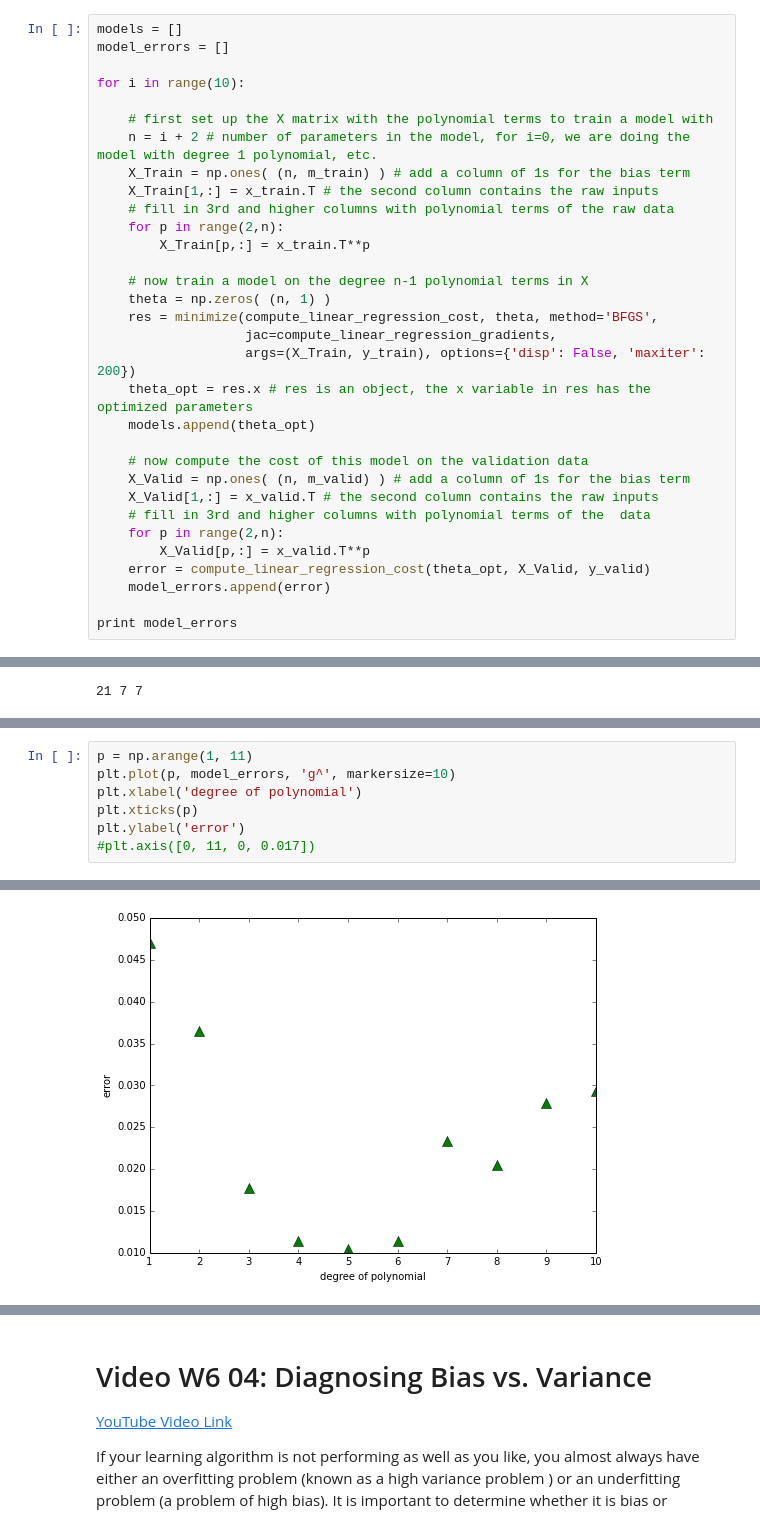
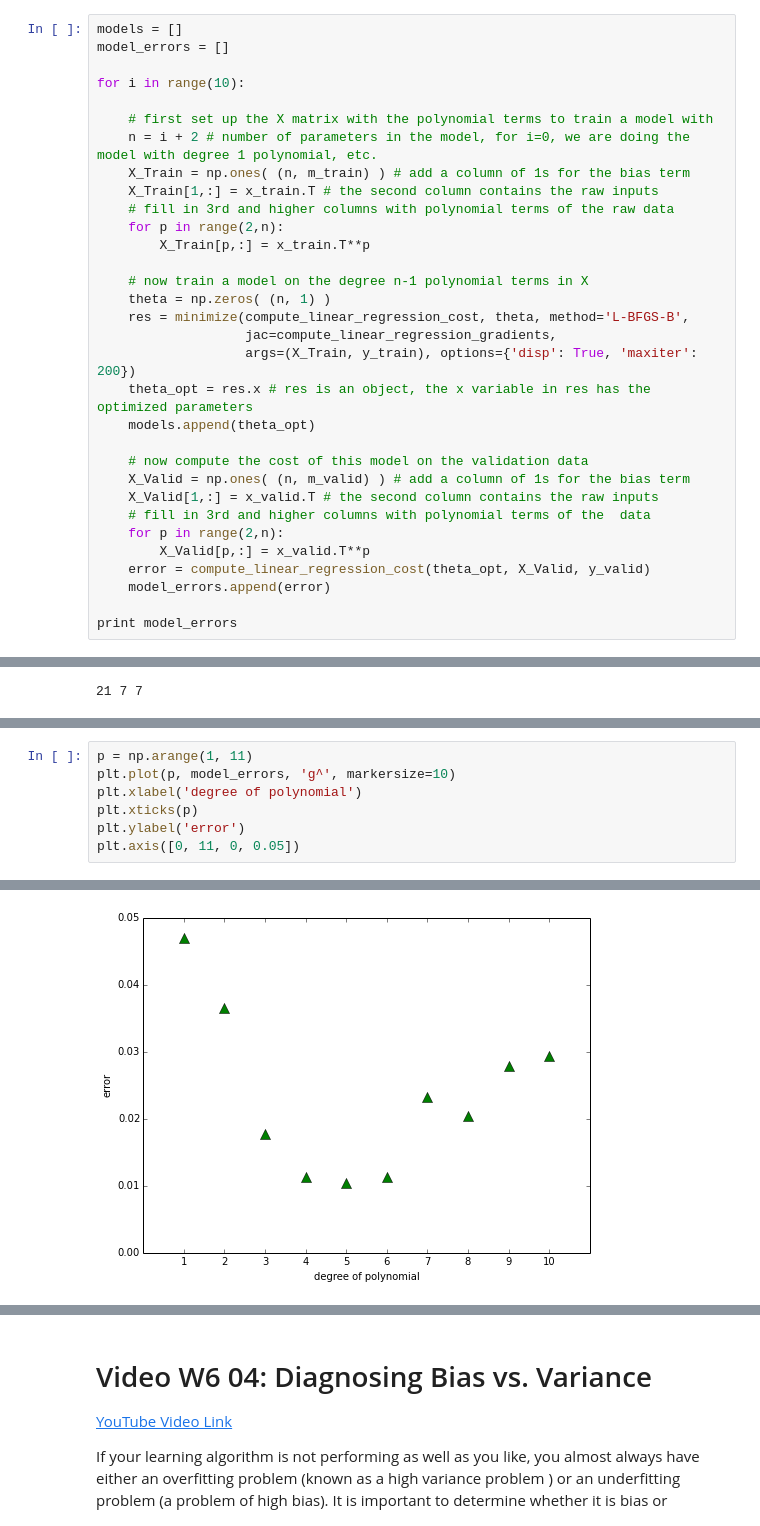
Before and after one commit to tgrasty/CSCI574-Machine-Learning, a Jupyter notebook: Lecture-08a-Advice-for-Applying-Machine-Learning.ipynb, the cells around one changed output, grey strips where cells are left out. Saved outputs shown, nothing was run; the diff lists cells and outputs as text.

```diff
--- a/Lecture-08a-Advice-for-Applying-Machine-Learning.ipynb
+++ b/Lecture-08a-Advice-for-Applying-Machine-Learning.ipynb
@@ -359,9 +361,9 @@ for i in range(10):
 
     # now train a model on the degree n-1 polynomial terms in X
     theta = np.zeros( (n, 1) )
-    res = minimize(compute_linear_regression_cost, theta, method='BFGS',
+    res = minimize(compute_linear_regression_cost, theta, method='L-BFGS-B',
                    jac=compute_linear_regression_gradients,
-                   args=(X_Train, y_train), options={'disp': False, 'maxiter': 200})
+                   args=(X_Train, y_train), options={'disp': True, 'maxiter': 200})
     theta_opt = res.x # res is an object, the x variable in res has the optimized parameters
     models.append(theta_opt)
 
@@ -545,5 +549,5 @@ plt.plot(p, model_errors, 'g^', markersize=10)
 plt.xlabel('degree of polynomial')
 plt.xticks(p)
 plt.ylabel('error')
-#plt.axis([0, 11, 0, 0.017])
+plt.axis([0, 11, 0, 0.05])
 # %% [output]
@@ -551,2 +555,2 @@ plt.ylabel('error')
-[figure, old version]
+[figure, new version]
 # %% [markdown]
```
Also changed, not shown: parts of 13 cells of this notebook.
